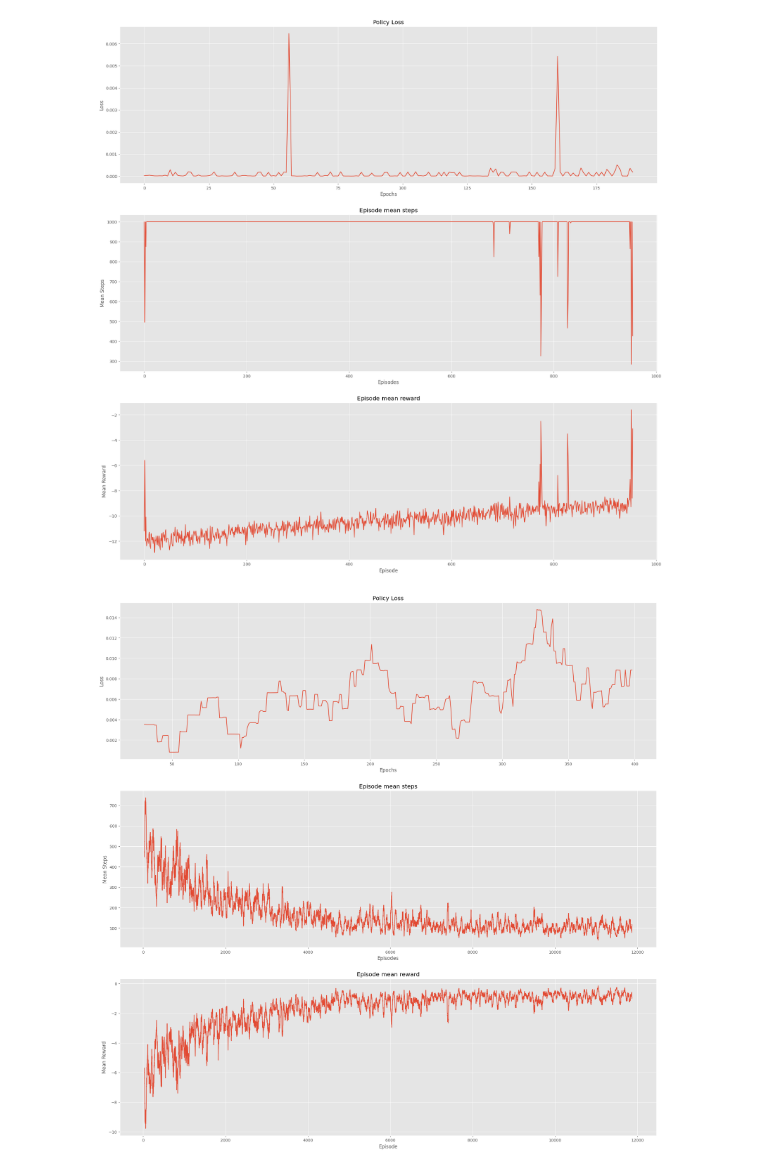
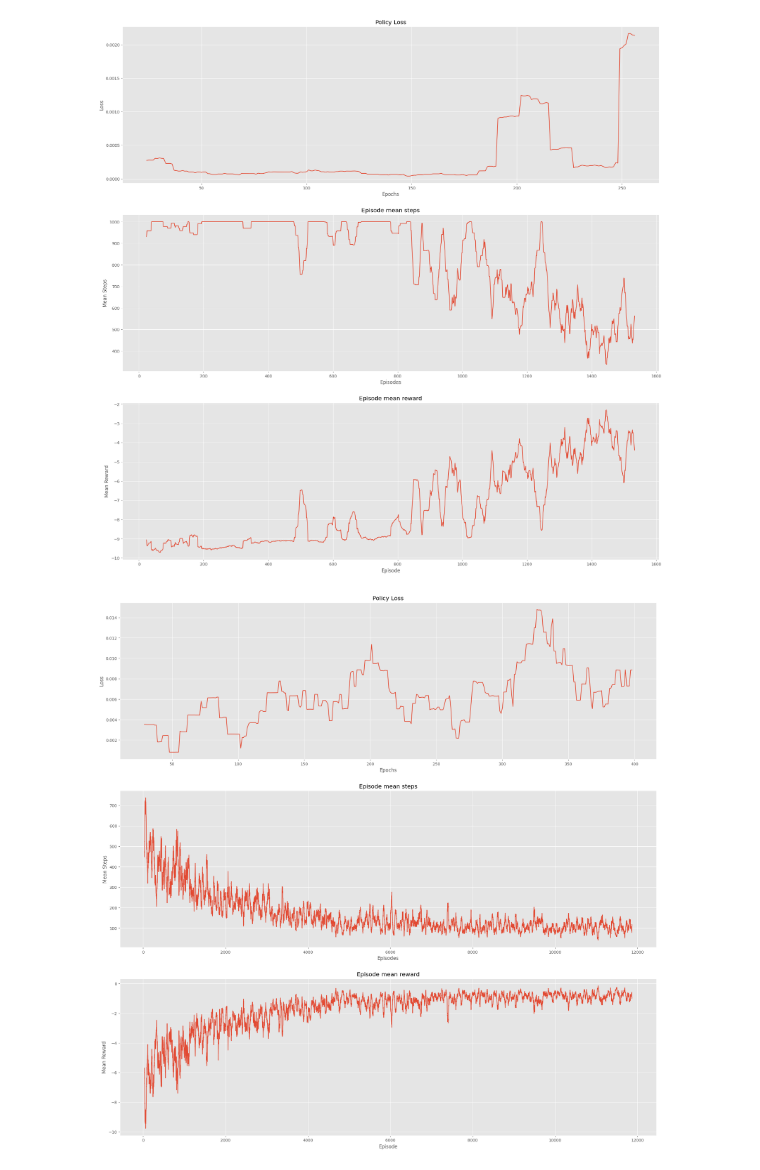
Before and after one commit to tcarausu/SwarmRobots, a Jupyter notebook: envs/analyze.ipynb, the cells around one changed output. Saved outputs shown, nothing was run; the diff lists cells and outputs as text; code cells hidden in the pictures.

```diff
--- a/envs/analyze.ipynb
+++ b/envs/analyze.ipynb
@@ -93,9 +93,9 @@ def compare_results(f1,f2,label1, label2, rolling = False):
 
     fig.legend([label1,label2], loc="lower center")
 # %%
-_ = get_results("results/MULTIAGENT_DISCRETE_10agent_less_obs/firstRunSecndPart//log.json", visualize=True,num_agents=10, rolling_mean=False, window=25)
+_ = get_results("results/NoNearAgentRew4AgentsNOCOMM/firstRun//log.json", visualize=True,num_agents=4, rolling_mean=True, window=25)
 # %% [output]
-[figure, old version]
+[figure, new version]
 # %%
 _ = get_results("results/MD_4agent_simple_no_comm_3rays/FirstRun/log.json", visualize=True, rolling_mean=True, window=30, num_agents=4)
 # %% [output]
```
Also changed, not shown: 25 other files.
